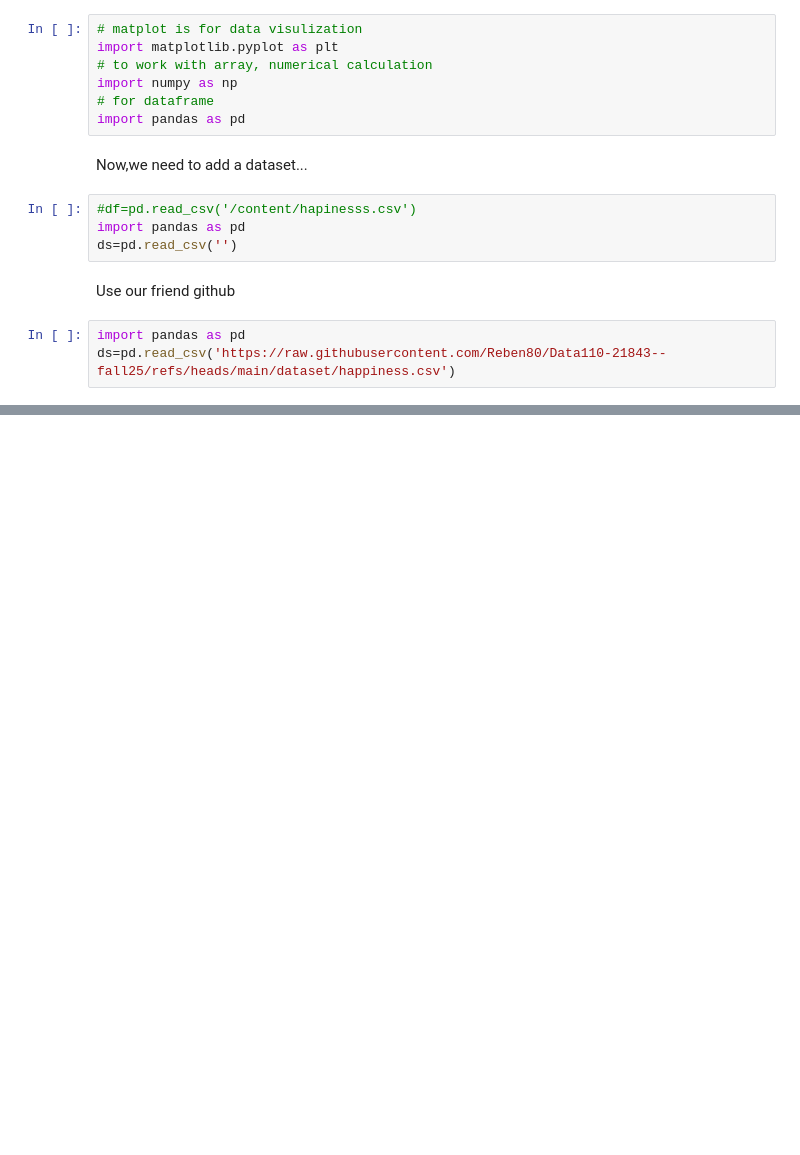
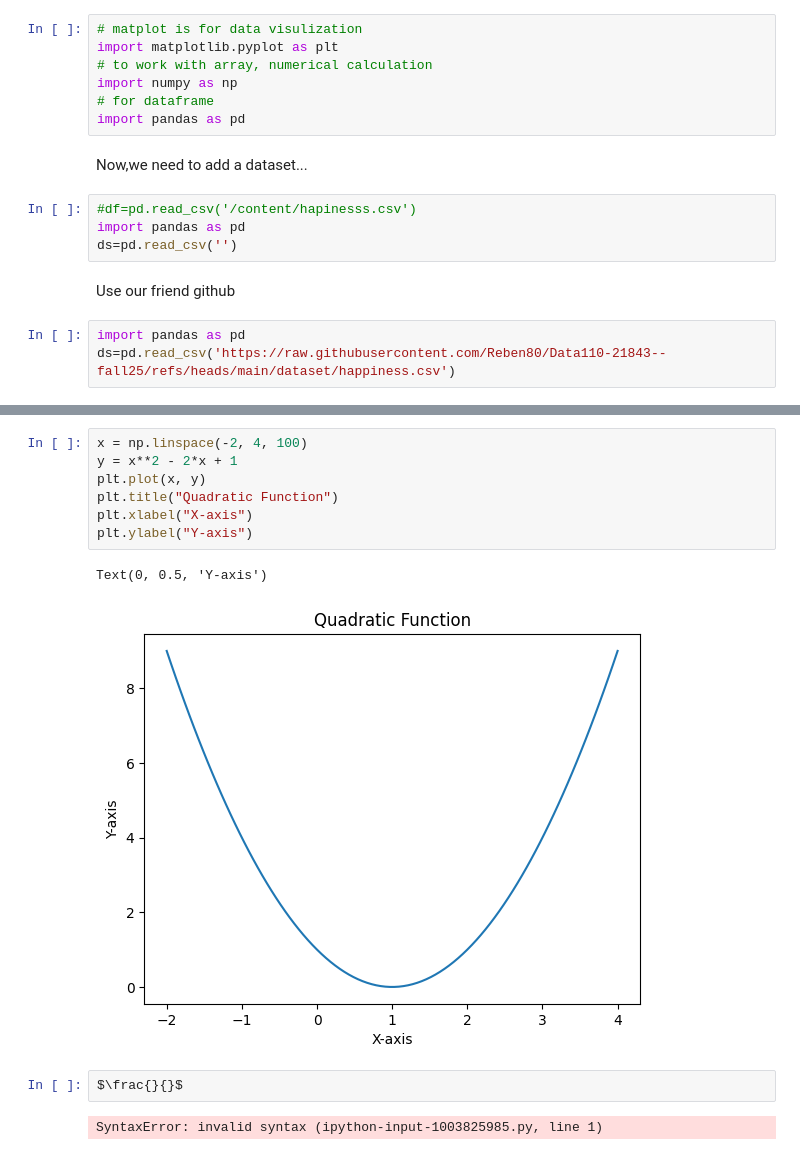
Before and after one commit to tkhan221/Data110-Fall2025, a Jupyter notebook: colab_testgit.ipynb, the cells around one changed output, grey strips where cells are left out. Cells and saved outputs as stored; diff of their text form; blank space fills up the shorter version.

```diff
--- a/colab_testgit.ipynb
+++ b/colab_testgit.ipynb
@@ -28,0 +38,14 @@ ds=pd.read_csv('https://raw.githubusercontent.com/Reben80/Data110-21843--fall25/
+# %%
+x = np.linspace(-2, 4, 100)
+y = x**2 - 2*x + 1
+plt.plot(x, y)
+plt.title("Quadratic Function")
+plt.xlabel("X-axis")
+plt.ylabel("Y-axis")
+# %% [output]
+Text(0, 0.5, 'Y-axis')
+[figure, added]
+# %%
+$\frac{}{}$
+# %% [output]
+SyntaxError: invalid syntax (ipython-input-1003825985.py, line 1)
```
Also changed, not shown: parts of 11 cells of this notebook.
